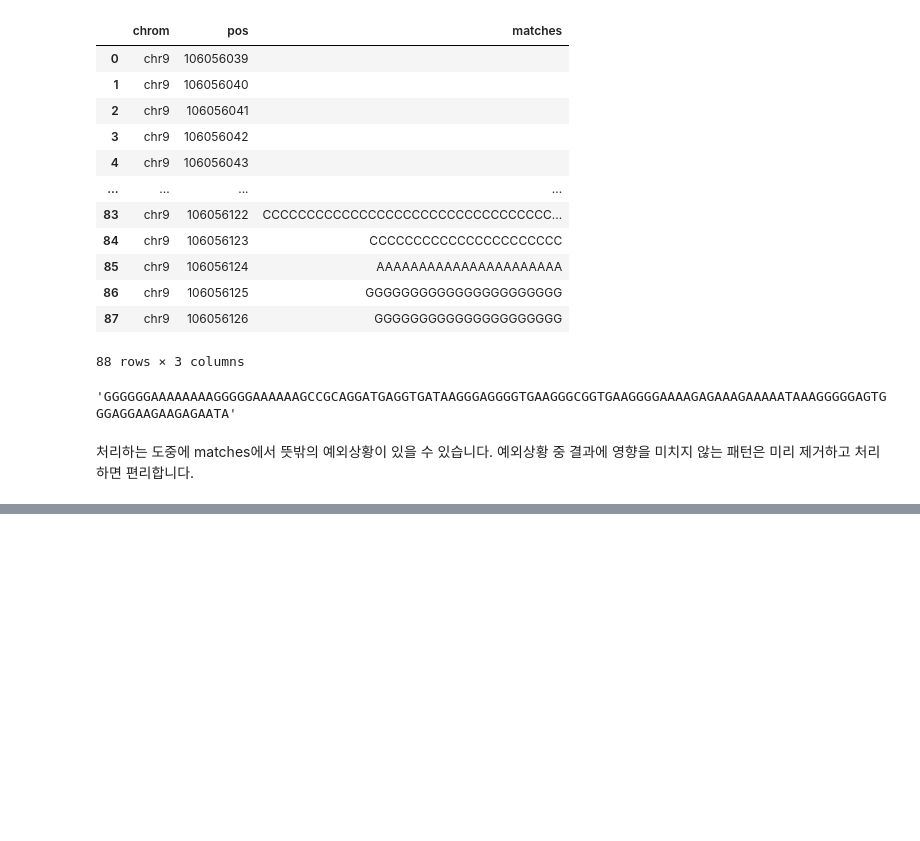
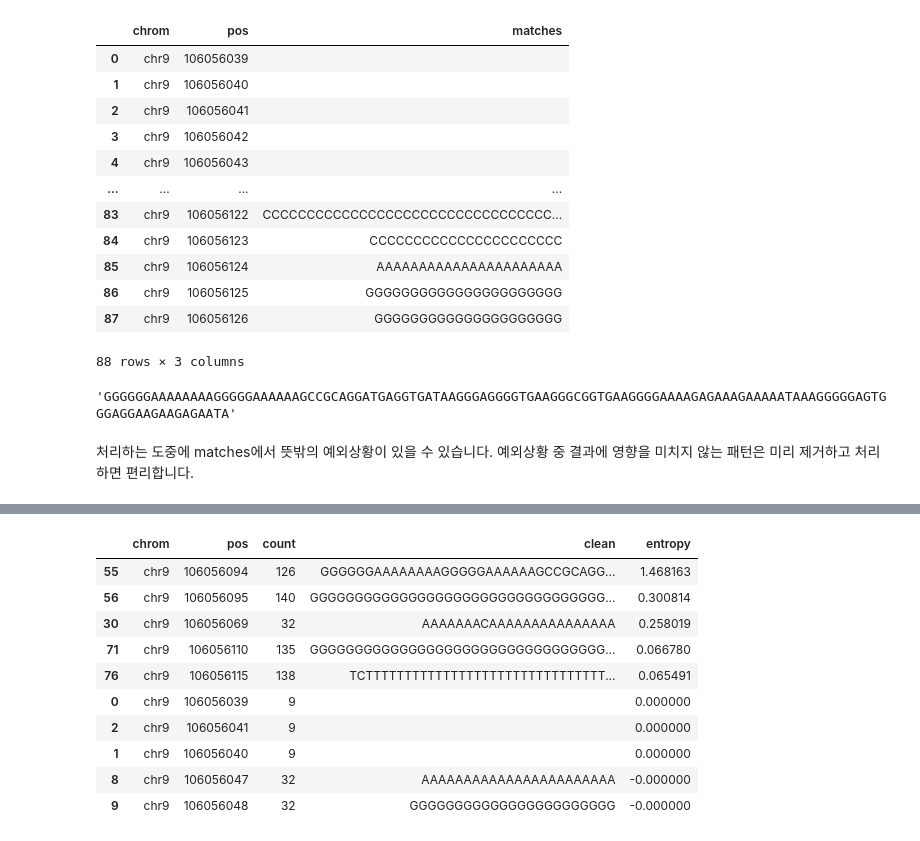
Before and after one commit to jungminlee-SNU1105/bioinfo-assignment-1, a Jupyter notebook: week3_setup.ipynb, the cells around one changed output, grey strips where cells are left out. Cells and saved outputs as stored; diff of their text form; code cells hidden in the pictures; blank space fills up the shorter version.

```diff
--- a/week3_setup.ipynb
+++ b/week3_setup.ipynb
@@ -221,0 +276,14 @@ pileup[pileup['pos'] == 106056094].iloc[0]['matches']
+# %%
+pileup.sort_values('entropy', ascending=False).head(10)[['chrom','pos','count','clean','entropy']]
+# %% [output]
+|  | chrom | pos | count | clean | entropy |
+| 55 | chr9 | 106056094 | 126 | GGGGGGAAAAAAAAGGGGGAAAAAAGCCGCAGG... | 1.468163 |
+| 56 | chr9 | 106056095 | 140 | GGGGGGGGGGGGGGGGGGGGGGGGGGGGGGGGG... | 0.300814 |
+| 30 | chr9 | 106056069 | 32 | AAAAAAACAAAAAAAAAAAAAAA | 0.258019 |
+| 71 | chr9 | 106056110 | 135 | GGGGGGGGGGGGGGGGGGGGGGGGGGGGGGGGG... | 0.066780 |
+| 76 | chr9 | 106056115 | 138 | TCTTTTTTTTTTTTTTTTTTTTTTTTTTTTTTT... | 0.065491 |
+| 0 | chr9 | 106056039 | 9 |  | 0.000000 |
+| 2 | chr9 | 106056041 | 9 |  | 0.000000 |
+| 1 | chr9 | 106056040 | 9 |  | 0.000000 |
+| 8 | chr9 | 106056047 | 32 | AAAAAAAAAAAAAAAAAAAAAAA | -0.000000 |
+| 9 | chr9 | 106056048 | 32 | GGGGGGGGGGGGGGGGGGGGGGG | -0.000000 |
```
Also changed, not shown: parts of 5 cells of this notebook, 2 other files.
